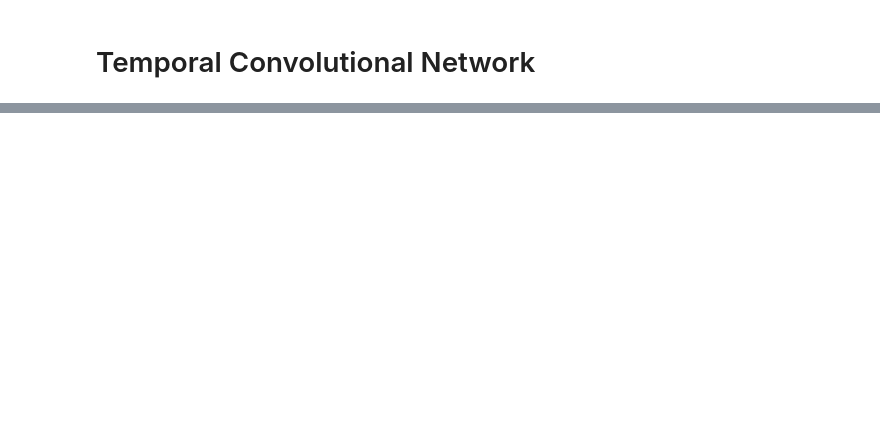
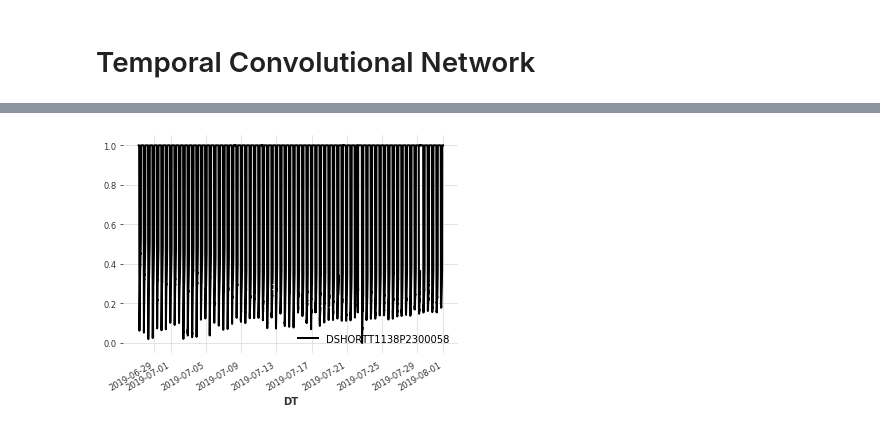
Before and after one commit to ksetdekov/ts_transformers, a Jupyter notebook: tcn.ipynb, the cells around one changed output, grey strips where cells are left out. Cells and saved outputs as stored; diff of their text form; code cells hidden in the pictures; blank space fills up the shorter version.

```diff
--- a/tcn.ipynb
+++ b/tcn.ipynb
@@ -38,0 +120,4 @@ train_month, val_month = month_series.split_after(pd.Timestamp('19580801'))
+# %%
+target.plot()
+# %% [output]
+[figure, added]
```
Also changed, not shown: parts of 45 cells of this notebook.
